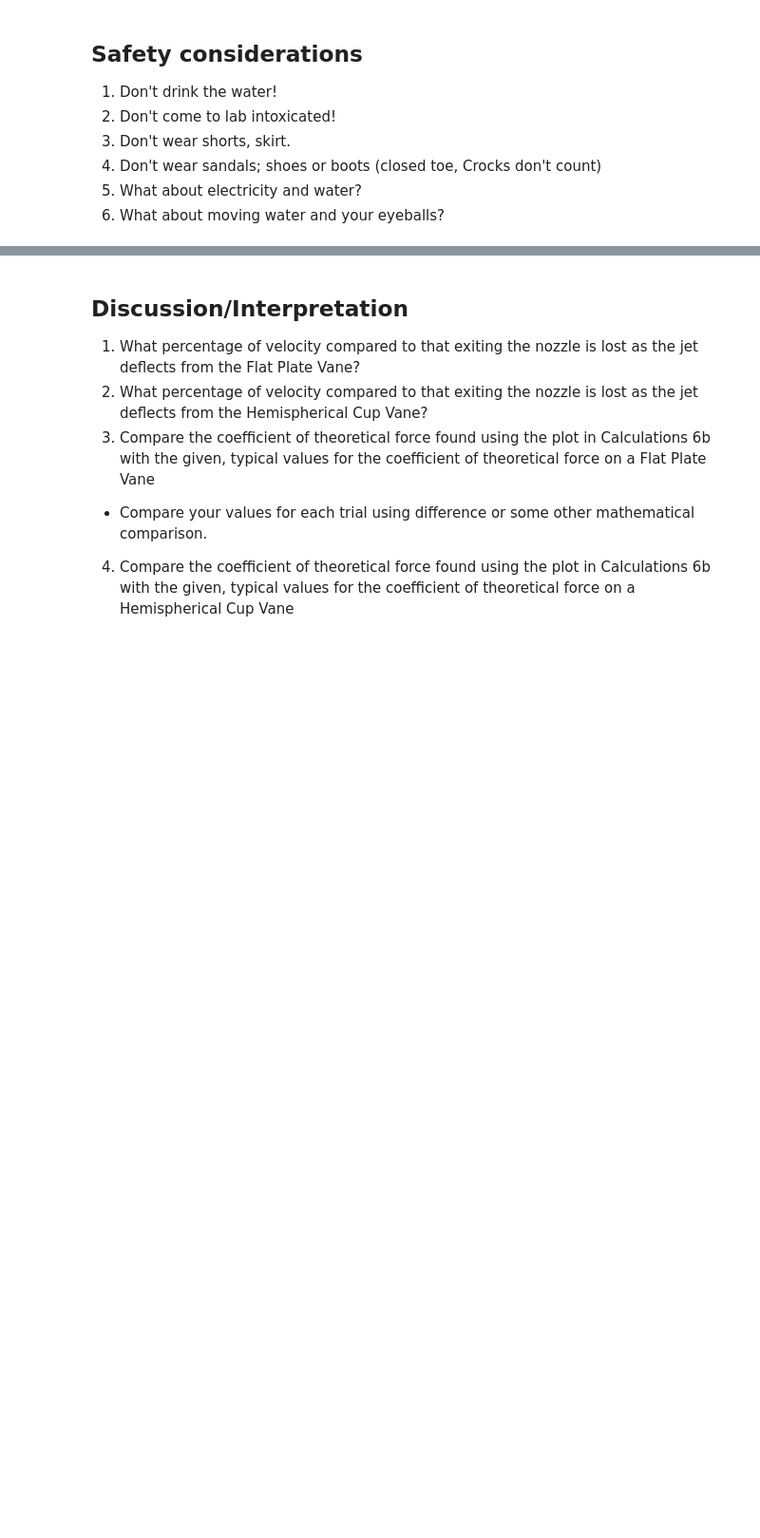
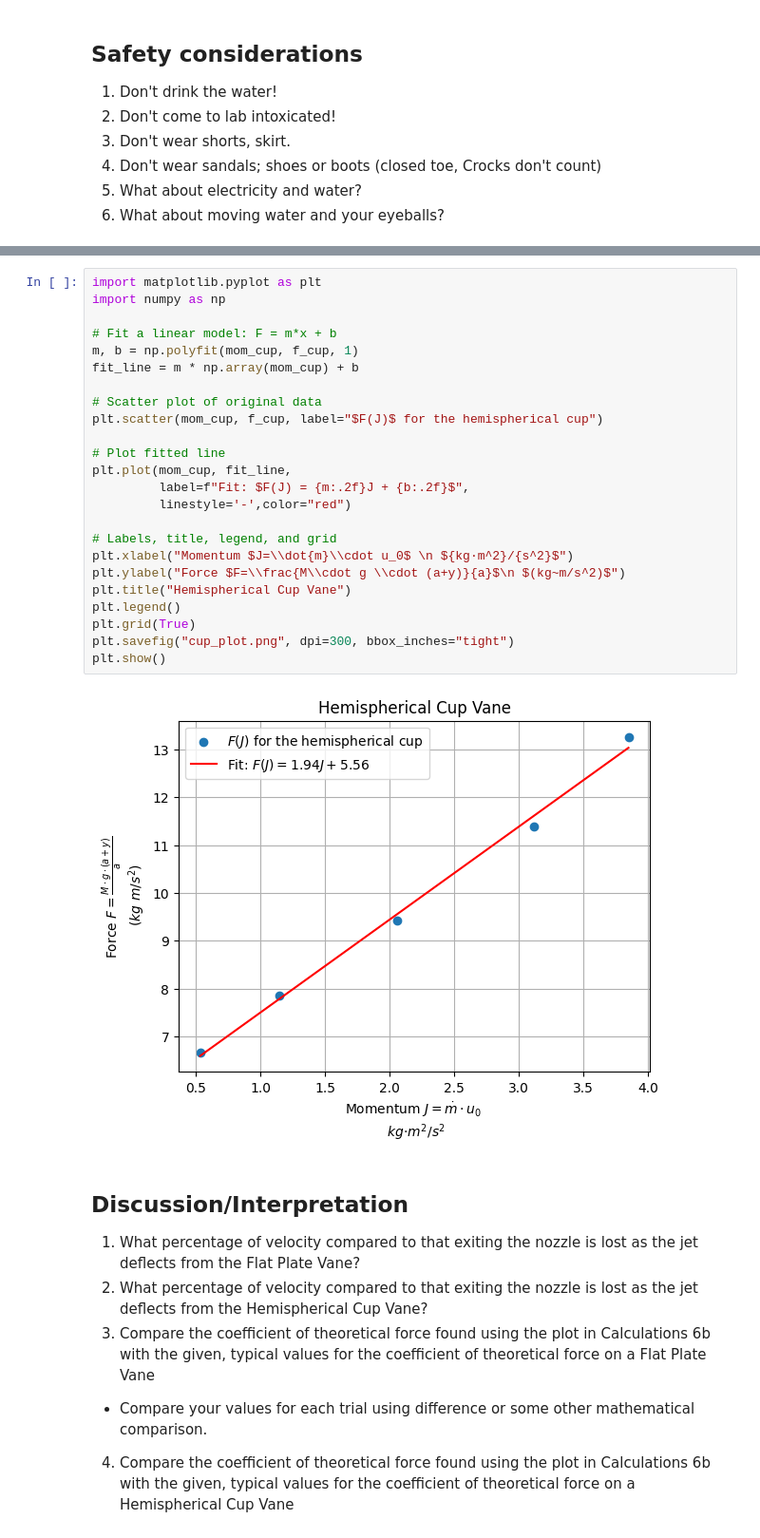
Before and after one commit to dustykat/ce-3105-webroot, a Jupyter notebook: 1-LabManual/_build/jupyter_execute/experiments/8ex5-momentum/ex5_sample_report.ipynb, the cells around one changed output, grey strips where cells are left out. Shown at 95% size. Cells and saved outputs as stored; diff of their text form; blank space fills up the shorter version.

```diff
--- a/1-LabManual/_build/jupyter_execute/experiments/8ex5-momentum/ex5_sample_report.ipynb
+++ b/1-LabManual/_build/jupyter_execute/experiments/8ex5-momentum/ex5_sample_report.ipynb
@@ -121,3 +279,29 @@ The table below contains some constants you will need to complete the analysis d
+# %%
+import matplotlib.pyplot as plt
+import numpy as np
+
+# Fit a linear model: F = m*x + b
+m, b = np.polyfit(mom_cup, f_cup, 1)
+fit_line = m * np.array(mom_cup) + b
+
+# Scatter plot of original data
+plt.scatter(mom_cup, f_cup, label="$F(J)$ for the hemispherical cup")
+
+# Plot fitted line
+plt.plot(mom_cup, fit_line,
+         label=f"Fit: $F(J) = {m:.2f}J + {b:.2f}$",
+         linestyle='-',color="red")
+
+# Labels, title, legend, and grid
+plt.xlabel("Momentum $J=\\dot{m}\\cdot u_0$ \n ${kg·m^2}/{s^2}$")
+plt.ylabel("Force $F=\\frac{M\\cdot g \\cdot (a+y)}{a}$\n $(kg~m/s^2)$")
+plt.title("Hemispherical Cup Vane")
+plt.legend()
+plt.grid(True)
+plt.savefig("cup_plot.png", dpi=300, bbox_inches="tight")
+plt.show()
+# %% [output]
+[figure, added]
 # %% [markdown]
 ## Discussion/Interpretation
 
```
Also changed, not shown: parts of 9 cells of this notebook, 19 other files.
